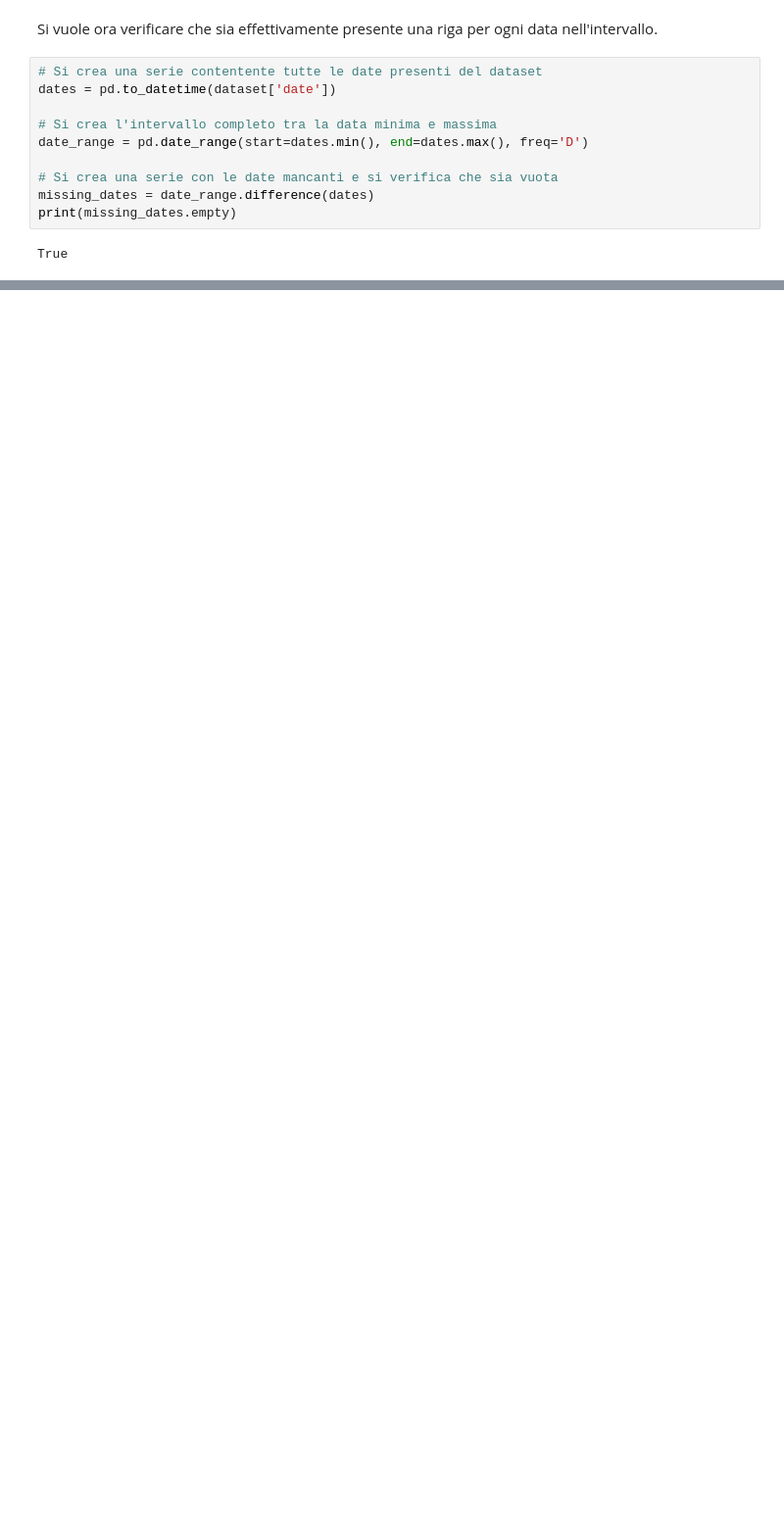
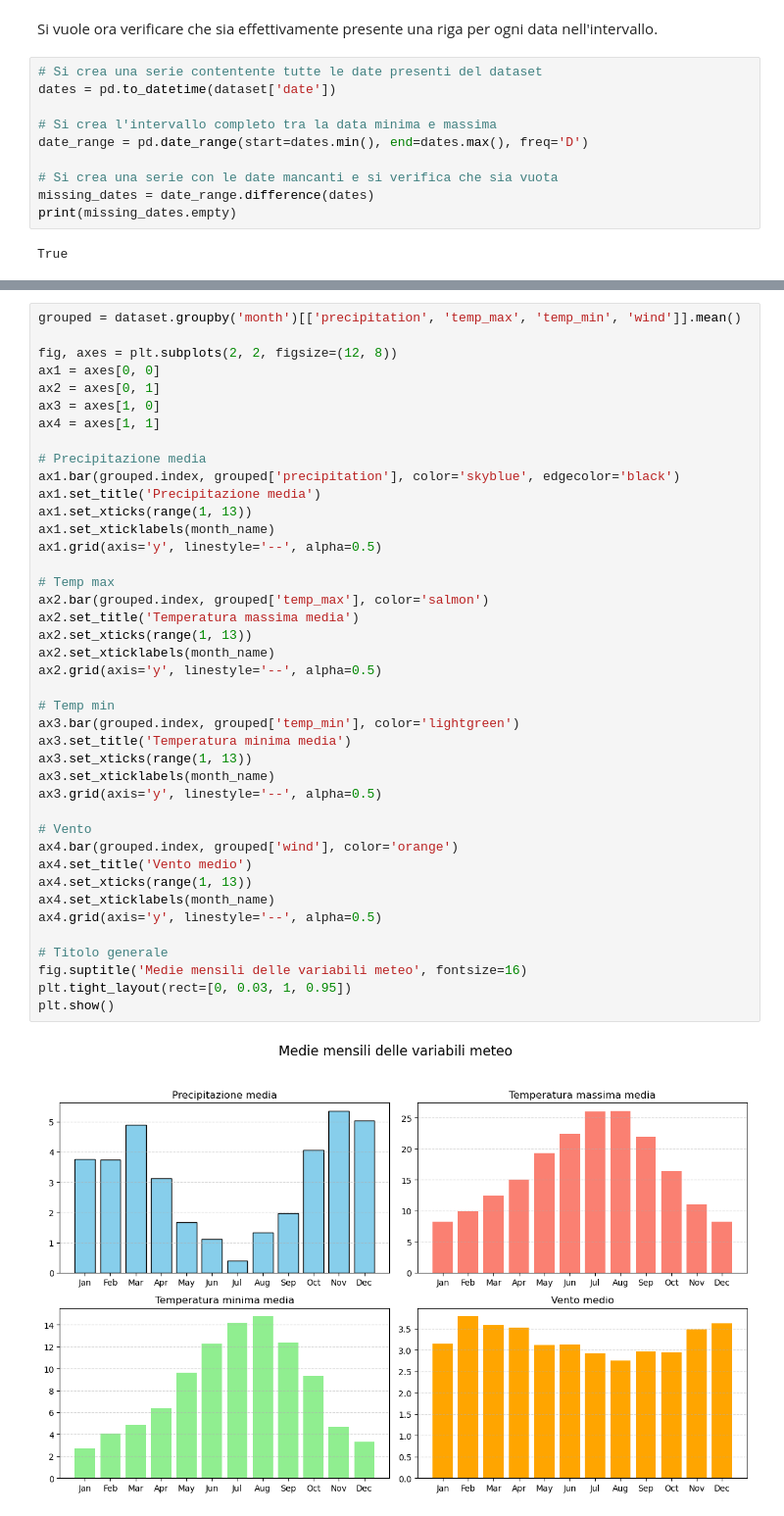
Before and after one commit to Orbmad/Data_Intensive_project, a Jupyter notebook: weather_predictions.ipynb, the cells around one changed output, grey strips where cells are left out. Shown at 98% size. Drawn from its saved outputs; the diff is of its cells as text; blank space fills up the shorter version.

```diff
--- a/weather_predictions.ipynb
+++ b/weather_predictions.ipynb
@@ -51,0 +144,43 @@ Tutte le date nell'intervallo risultano presenti, questo rende il dataset comoda
+# %%
+grouped = dataset.groupby('month')[['precipitation', 'temp_max', 'temp_min', 'wind']].mean()
+
+fig, axes = plt.subplots(2, 2, figsize=(12, 8))
+ax1 = axes[0, 0]
+ax2 = axes[0, 1]
+ax3 = axes[1, 0]
+ax4 = axes[1, 1]
+
+# Precipitazione media
+ax1.bar(grouped.index, grouped['precipitation'], color='skyblue', edgecolor='black')
+ax1.set_title('Precipitazione media')
+ax1.set_xticks(range(1, 13))
+ax1.set_xticklabels(month_name)
+ax1.grid(axis='y', linestyle='--', alpha=0.5)
+
+# Temp max
+ax2.bar(grouped.index, grouped['temp_max'], color='salmon')
+ax2.set_title('Temperatura massima media')
+ax2.set_xticks(range(1, 13))
+ax2.set_xticklabels(month_name)
+ax2.grid(axis='y', linestyle='--', alpha=0.5)
+
+# Temp min
+ax3.bar(grouped.index, grouped['temp_min'], color='lightgreen')
+ax3.set_title('Temperatura minima media')
+ax3.set_xticks(range(1, 13))
+ax3.set_xticklabels(month_name)
+ax3.grid(axis='y', linestyle='--', alpha=0.5)
+
+# Vento
+ax4.bar(grouped.index, grouped['wind'], color='orange')
+ax4.set_title('Vento medio')
+ax4.set_xticks(range(1, 13))
+ax4.set_xticklabels(month_name)
+ax4.grid(axis='y', linestyle='--', alpha=0.5)
+
+# Titolo generale
+fig.suptitle('Medie mensili delle variabili meteo', fontsize=16)
+plt.tight_layout(rect=[0, 0.03, 1, 0.95])
+plt.show()
+# %% [output]
+[figure, added]
```
Also changed, not shown: parts of 14 cells of this notebook.
